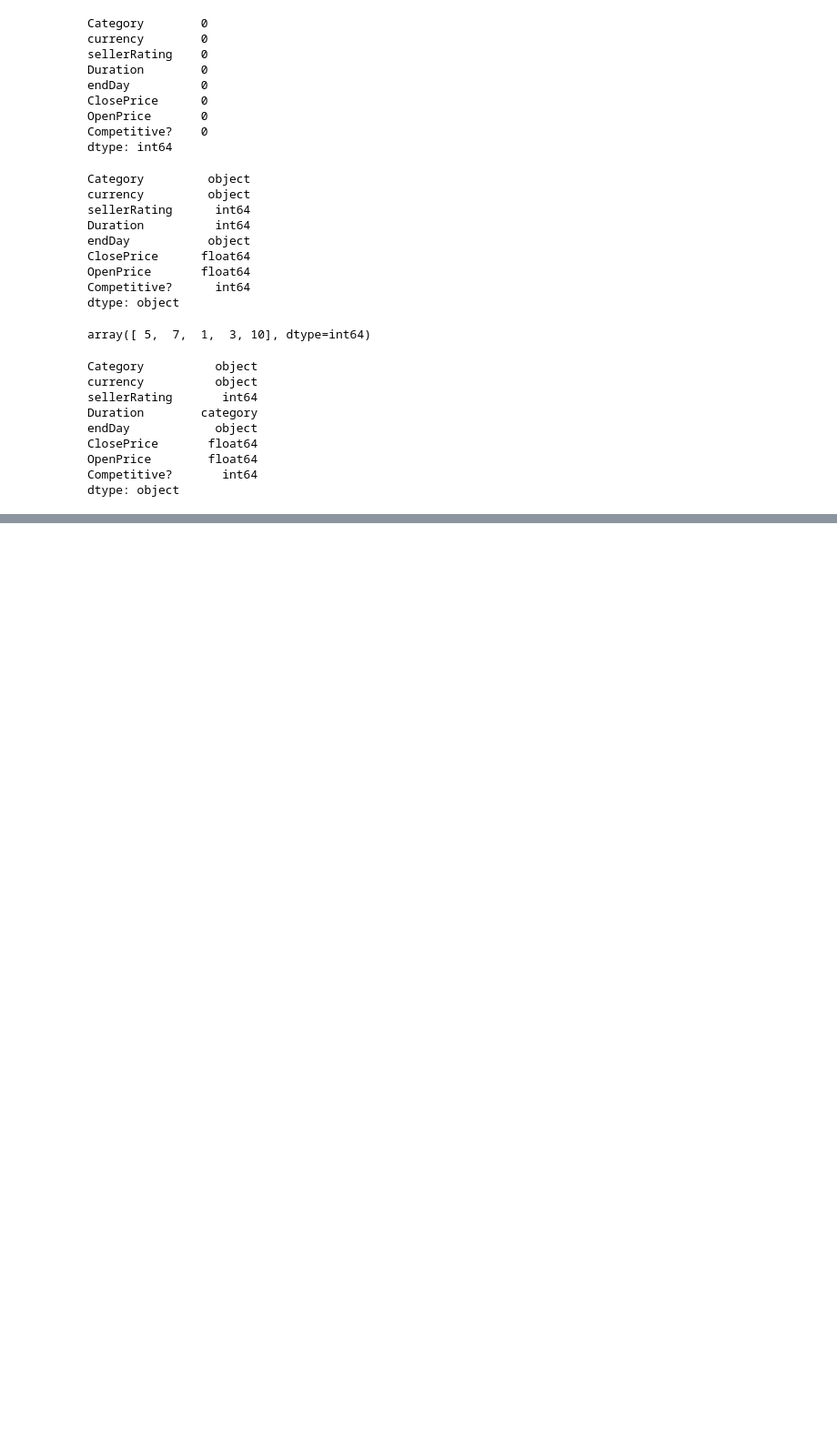
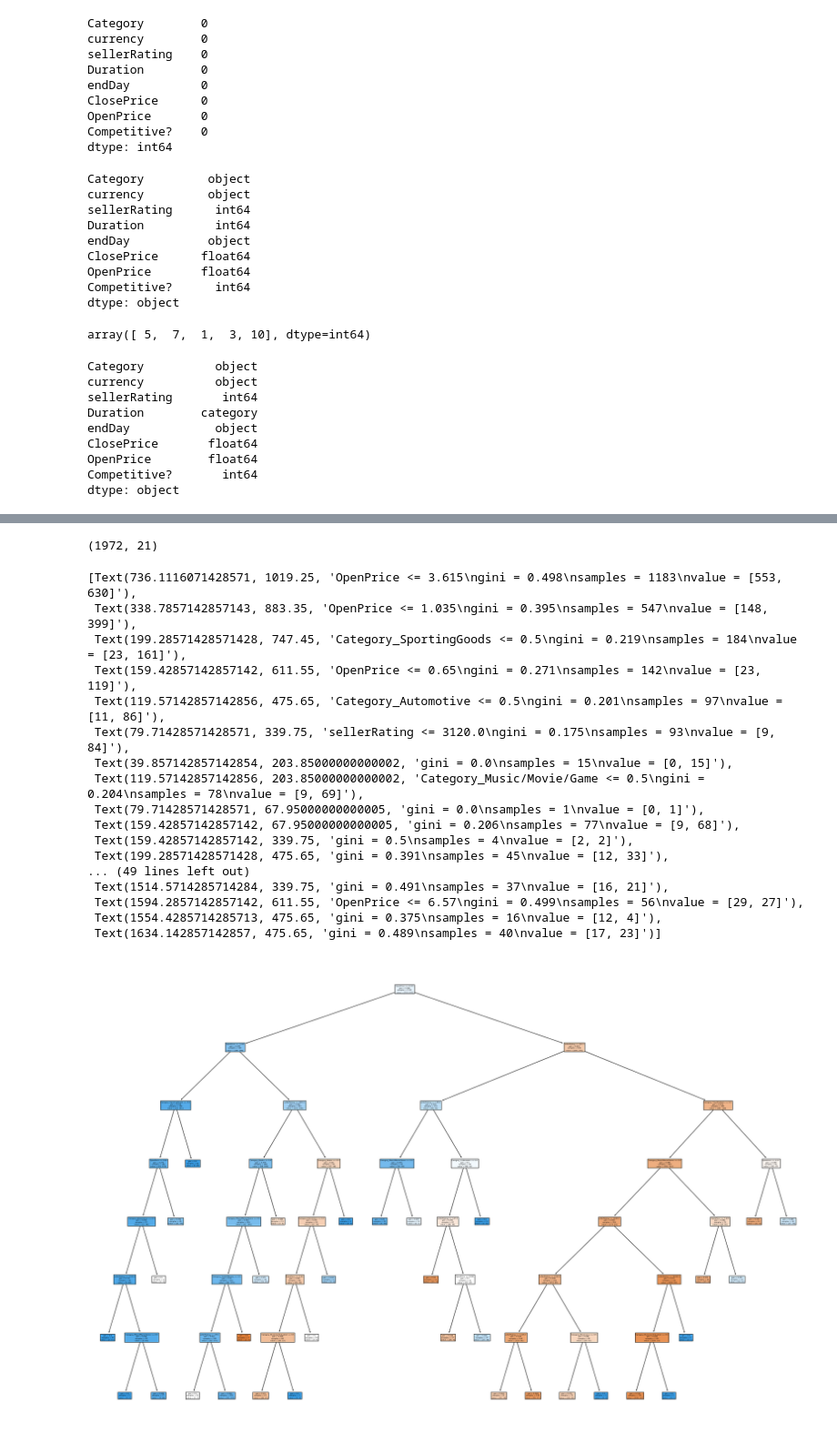
Before and after one commit to Damilare1989/Business-Analytics-Exercises, a Jupyter notebook: ebayAuc.ipynb, the cells around one changed output, grey strips where cells are left out. Shown at 91% size. Saved outputs shown, nothing was run; the diff lists cells and outputs as text; code cells hidden in the pictures; blank space fills up the shorter version.

```diff
--- a/ebayAuc.ipynb
+++ b/ebayAuc.ipynb
@@ -16,5 +16,7 @@ import pydotplus
 # %%
 eb = pd.read_csv('eBayAuctions.csv')
+# %%
+ebRev = eb.copy()
 # %%
 eb.sample(5)
 # %% [output]
@@ -113,0 +164,4 @@ Image(graph.create_png())
+# %%
+ebRev.drop(['endDay','ClosePrice', 'Duration','currency'], axis = 1,  inplace =True)
+# %%
+ebRev = pd.get_dummies(ebRev)
@@ -113,0 +191,45 @@ Image(graph.create_png())
+# %%
+ebRev.shape
+# %% [output]
+(1972, 21)
+# %%
+predictors = ['sellerRating', 'OpenPrice', 'Category_Antique/Art/Craft', 'Category_Automotive', 'Category_Books',
+       'Category_Business/Industrial', 'Category_Clothing/Accessories',
+       'Category_Coins/Stamps', 'Category_Collectibles', 'Category_Computer',
+       'Category_Electronics', 'Category_EverythingElse',
+       'Category_Health/Beauty', 'Category_Home/Garden', 'Category_Jewelry',
+       'Category_Music/Movie/Game', 'Category_Photography',
+       'Category_Pottery/Glass', 'Category_SportingGoods',
+       'Category_Toys/Hobbies']
+outcome = ['Competitive?']
+# %%
+X = ebRev[predictors]
+y = ebRev[outcome]
+
+train_X, valid_X, train_y, valid_y = train_test_split(X, y, test_size = 0.4, random_state = 1)
+
+smallClassTree = tree.DecisionTreeClassifier(min_samples_split = 50, max_depth = 7, random_state = 1)
+
+clf = smallClassTree.fit(train_X, train_y)
+
+plt.figure(figsize = (30, 20))
+tree.plot_tree(clf, feature_names = train_X.columns, filled = True)
+# %% [output]
+[Text(736.1116071428571, 1019.25, 'OpenPrice <= 3.615\ngini = 0.498\nsamples = 1183\nvalue = [553, 630]'),
+ Text(338.7857142857143, 883.35, 'OpenPrice <= 1.035\ngini = 0.395\nsamples = 547\nvalue = [148, 399]'),
+ Text(199.28571428571428, 747.45, 'Category_SportingGoods <= 0.5\ngini = 0.219\nsamples = 184\nvalue = [23, 161]'),
+ Text(159.42857142857142, 611.55, 'OpenPrice <= 0.65\ngini = 0.271\nsamples = 142\nvalue = [23, 119]'),
+ Text(119.57142857142856, 475.65, 'Category_Automotive <= 0.5\ngini = 0.201\nsamples = 97\nvalue = [11, 86]'),
+ Text(79.71428571428571, 339.75, 'sellerRating <= 3120.0\ngini = 0.175\nsamples = 93\nvalue = [9, 84]'),
+ Text(39.857142857142854, 203.85000000000002, 'gini = 0.0\nsamples = 15\nvalue = [0, 15]'),
+ Text(119.57142857142856, 203.85000000000002, 'Category_Music/Movie/Game <= 0.5\ngini = 0.204\nsamples = 78\nvalue = [9, 69]'),
+ Text(79.71428571428571, 67.95000000000005, 'gini = 0.0\nsamples = 1\nvalue = [0, 1]'),
+ Text(159.42857142857142, 67.95000000000005, 'gini = 0.206\nsamples = 77\nvalue = [9, 68]'),
+ Text(159.42857142857142, 339.75, 'gini = 0.5\nsamples = 4\nvalue = [2, 2]'),
+ Text(199.28571428571428, 475.65, 'gini = 0.391\nsamples = 45\nvalue = [12, 33]'),
+... (49 lines left out)
+ Text(1514.5714285714284, 339.75, 'gini = 0.491\nsamples = 37\nvalue = [16, 21]'),
+ Text(1594.2857142857142, 611.55, 'OpenPrice <= 6.57\ngini = 0.499\nsamples = 56\nvalue = [29, 27]'),
+ Text(1554.4285714285713, 475.65, 'gini = 0.375\nsamples = 16\nvalue = [12, 4]'),
+ Text(1634.142857142857, 475.65, 'gini = 0.489\nsamples = 40\nvalue = [17, 23]')]
+[figure, added]
```
Also changed, not shown: parts of 21 cells of this notebook, 1 other file.
